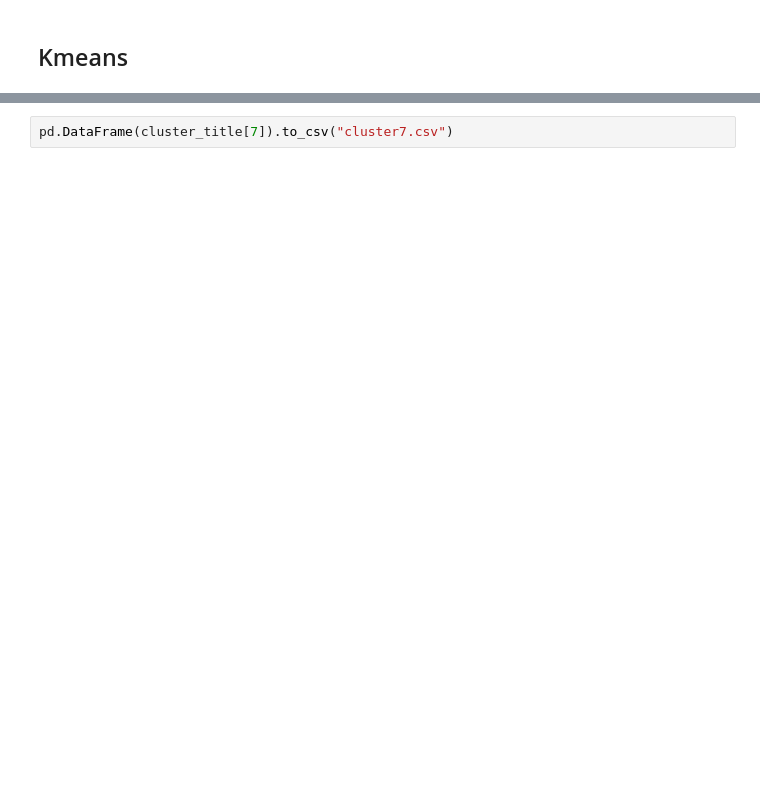
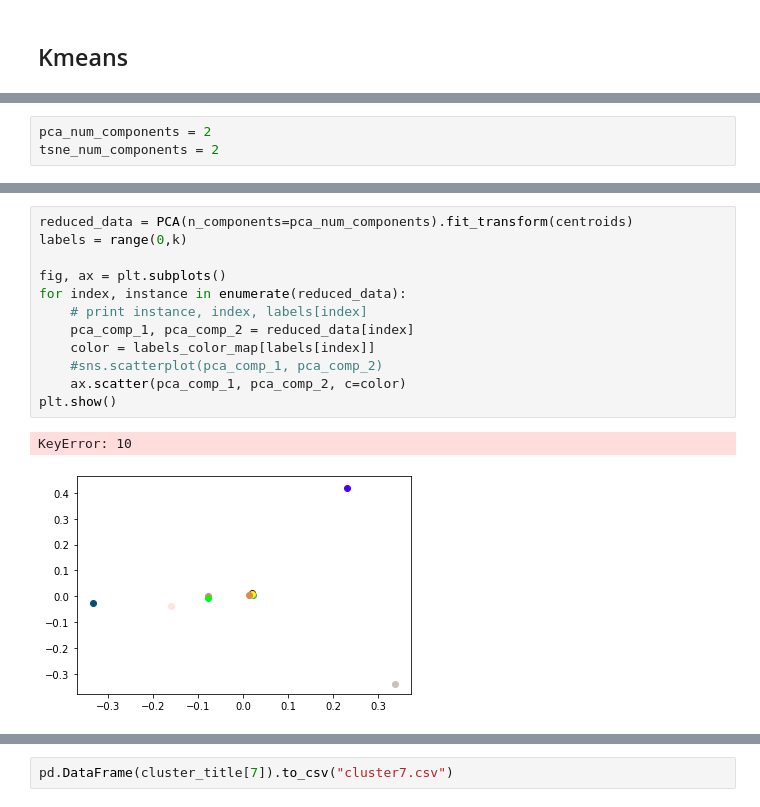
Before and after one commit to AndrewDamico/nlpnetworkanalysis, a Jupyter notebook: Untitled2.ipynb, the cells around one changed output, grey strips where cells are left out. Saved outputs shown, nothing was run; the diff lists cells and outputs as text; blank space fills up the shorter version.

```diff
--- a/Untitled2.ipynb
+++ b/Untitled2.ipynb
@@ -690,0 +362,3 @@ frame = pd.DataFrame(Dictionary, columns=['Cluster', 'Doc Name','Text'])
+# %%
+pca_num_components = 2
+tsne_num_components = 2
@@ -690,0 +461,15 @@ frame = pd.DataFrame(Dictionary, columns=['Cluster', 'Doc Name','Text'])
+# %%
+reduced_data = PCA(n_components=pca_num_components).fit_transform(centroids)
+labels = range(0,k)
+
+fig, ax = plt.subplots()
+for index, instance in enumerate(reduced_data):
+    # print instance, index, labels[index]
+    pca_comp_1, pca_comp_2 = reduced_data[index]
+    color = labels_color_map[labels[index]]
+    #sns.scatterplot(pca_comp_1, pca_comp_2)
+    ax.scatter(pca_comp_1, pca_comp_2, c=color)
+plt.show()
+# %% [output]
+KeyError: 10
+[figure, added]
```
Also changed, not shown: parts of 68 cells of this notebook, 39 other files.
